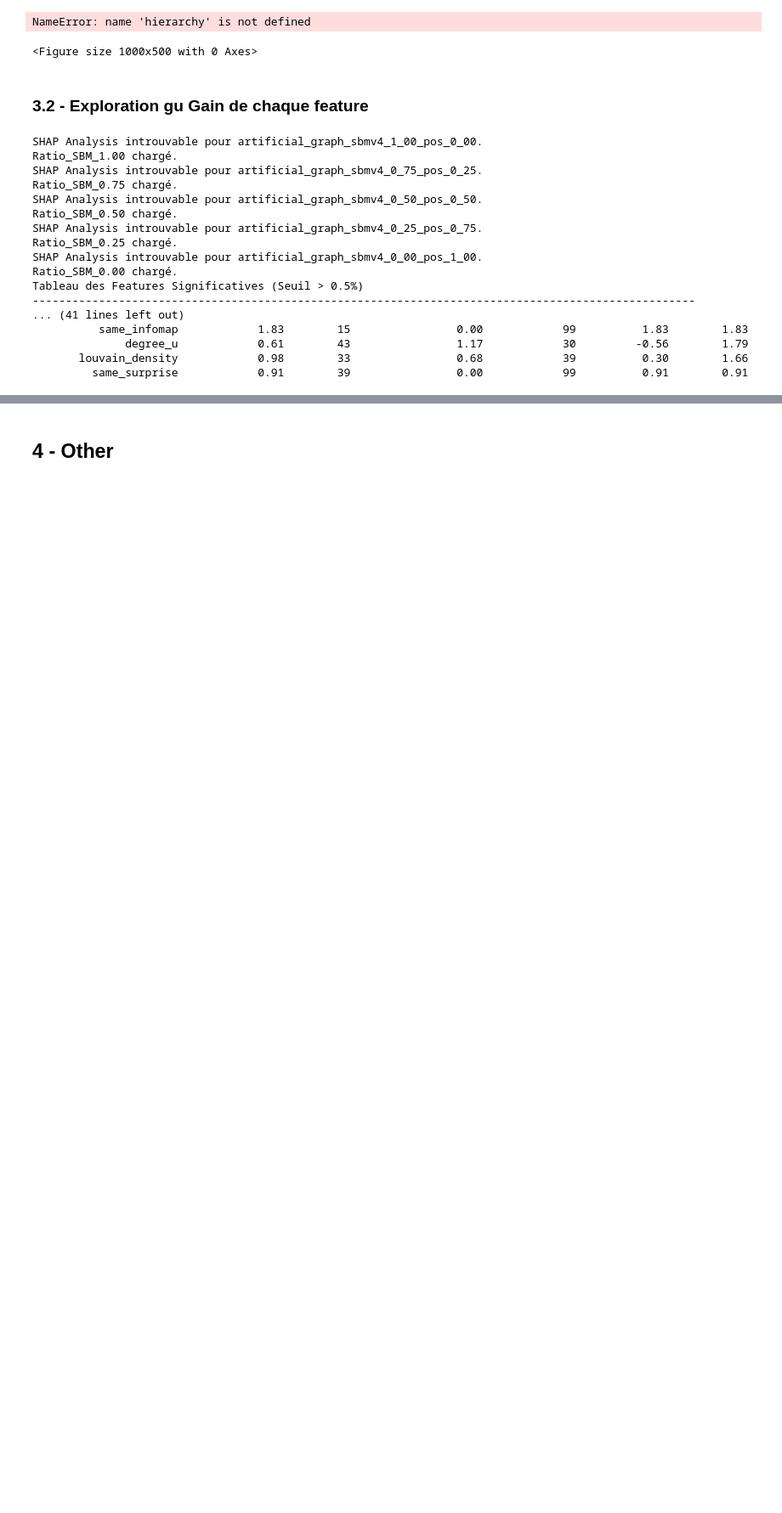
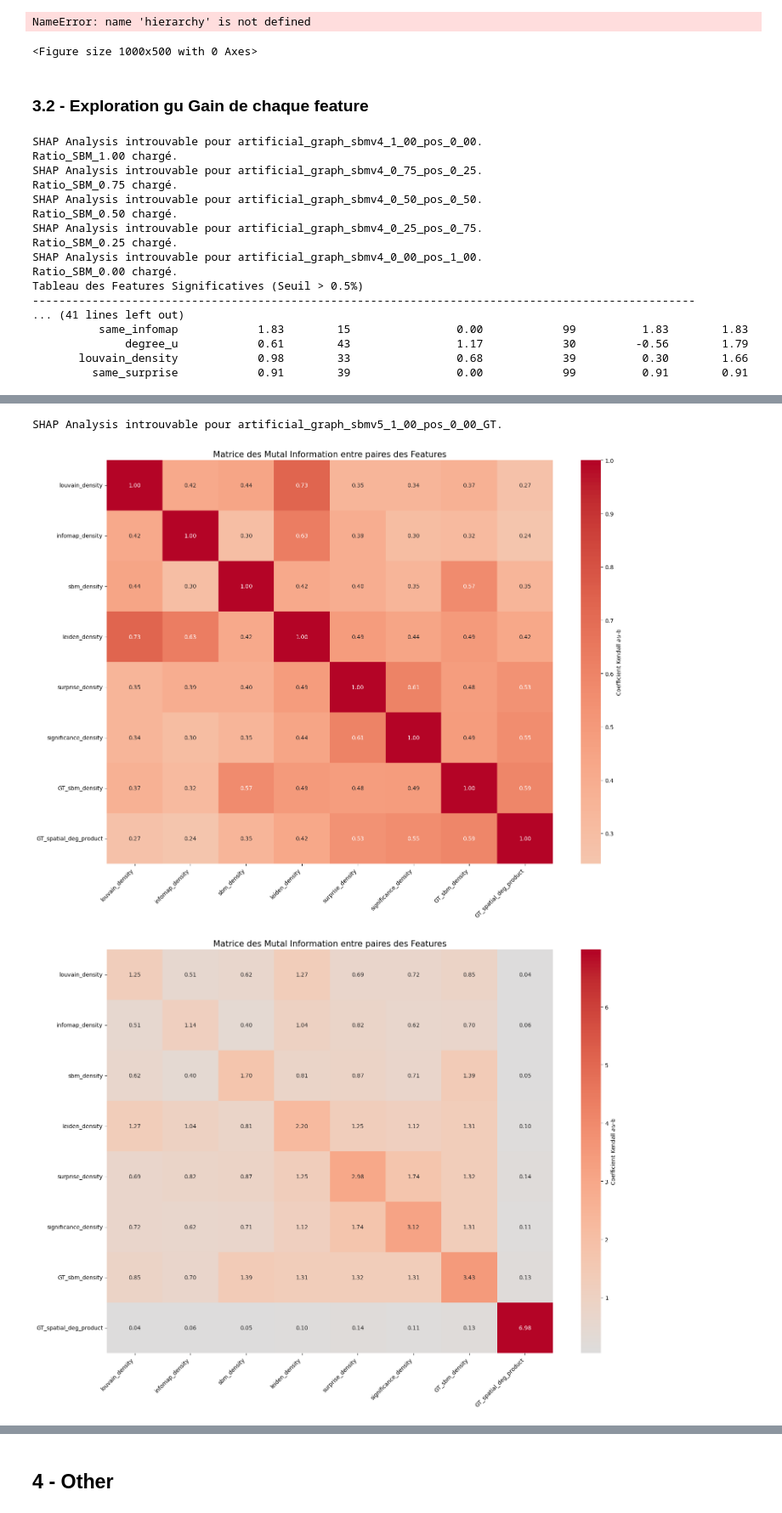
Before and after one commit to DeankoontzG/SHAP-like-Graph-Analysis, a Jupyter notebook: Performance_Analysis.ipynb, the cells around one changed output, grey strips where cells are left out. Shown at 85% size. Drawn from its saved outputs; the diff is of its cells as text; code cells hidden in the pictures; blank space fills up the shorter version.

Commit message:
UPDATE - INFORMATION Mutuelle calcul, pk je crie

```diff
--- a/Performance_Analysis.ipynb
+++ b/Performance_Analysis.ipynb
@@ -1480,0 +1580,57 @@ Tableau des Features Significatives (Seuil > 0.5%)
+# %%
+for i in np.arange(1.00, 0.75, -0.25):
+    sbm_val = f"{i:.2f}"
+    pos_val = f"{1-i:.2f}"
+    G_name = f"artificial_graph_sbmv5_{sbm_val.replace('.', '_')}_pos_{pos_val.replace('.', '_')}_GT"
+
+    _, dataset_train, _, _, _, _ = gp.load_all_data_for_graph(G_name)
+
+    features = feature_mapping["Groupe_Communities"] + feature_mapping["GT_sbm"]
+    features_GT = feature_mapping["GT_sbm"]
+
+    mi_matrix_categorical = compute_mi_matrix(dataset_train, features)
+    mi_matrix_continuous = compute_mi_matrix(dataset_train, features, categorical=False, normalized=False)
+
+    plt.figure(figsize=(16, 12))
+    sns.heatmap(mi_matrix_categorical, annot=True, fmt=".2f",cmap='coolwarm',center=0,cbar_kws={'label': 'Coefficient Kendall $\tau$-b'})
+    plt.title("Matrice des Mutal Information entre paires des Features", fontsize=15)
+    plt.xticks(rotation=45, ha='right')
+    plt.tight_layout()
+    plt.show()
+
+    plt.figure(figsize=(16, 12))
+    sns.heatmap(mi_matrix_continuous, annot=True, fmt=".2f",cmap='coolwarm',center=0,cbar_kws={'label': 'Coefficient Kendall $\tau$-b'})
+    plt.title("Matrice des Mutal Information entre paires des Features", fontsize=15)
+    plt.xticks(rotation=45, ha='right')
+    plt.tight_layout()
+    plt.show()
+
+    current_best_features = ["sbm_density"]
+    all_features = ["infomap_density", "louvain_density", "leiden_density", "sbm_density", "surprise_density", "significance_density"]
+
+    baseline_score = get_nmi_for_group(dataset_train, current_best_features, features_GT)
+    candidates = [f for f in all_features if f not in current_best_features]
+    extension_results = []
+
+    for candidate in candidates:
+        test_group = current_best_features + [candidate]
+        new_score = get_nmi_for_group(dataset_train, test_group, features_GT)
+
+        extension_results.append({
+            "Variable testée": candidate,
+            "Nouveau Score": new_score,
+            "Nouveau Score / best possible": new_score/ 0.9437,
+            "Gain net": (new_score - baseline_score)
+        })
+
+    print(f"Score de base avec {current_best_features} : {baseline_score:.4f}\n, soit {baseline_score/0.9437:.2f} du best possible ")
+    df_ext = pd.DataFrame(extension_results).sort_values("Gain net", ascending=False)
+    print(df_ext)
+
+
+### AJOUTER DISCRETISATION DES PROD DES DEGRES,
+### JAI 1 PARCE QUE CEST DEVENU UN ID UNIQUE, CHAK PAIRE PRODUIT_COMMU INFERE EST UNIK PROBABLY
+# %% [output]
+SHAP Analysis introuvable pour artificial_graph_sbmv5_1_00_pos_0_00_GT.
+[figure, added]
+[figure, added]
```
Also changed, not shown: parts of 48 cells of this notebook, 1 other file.
